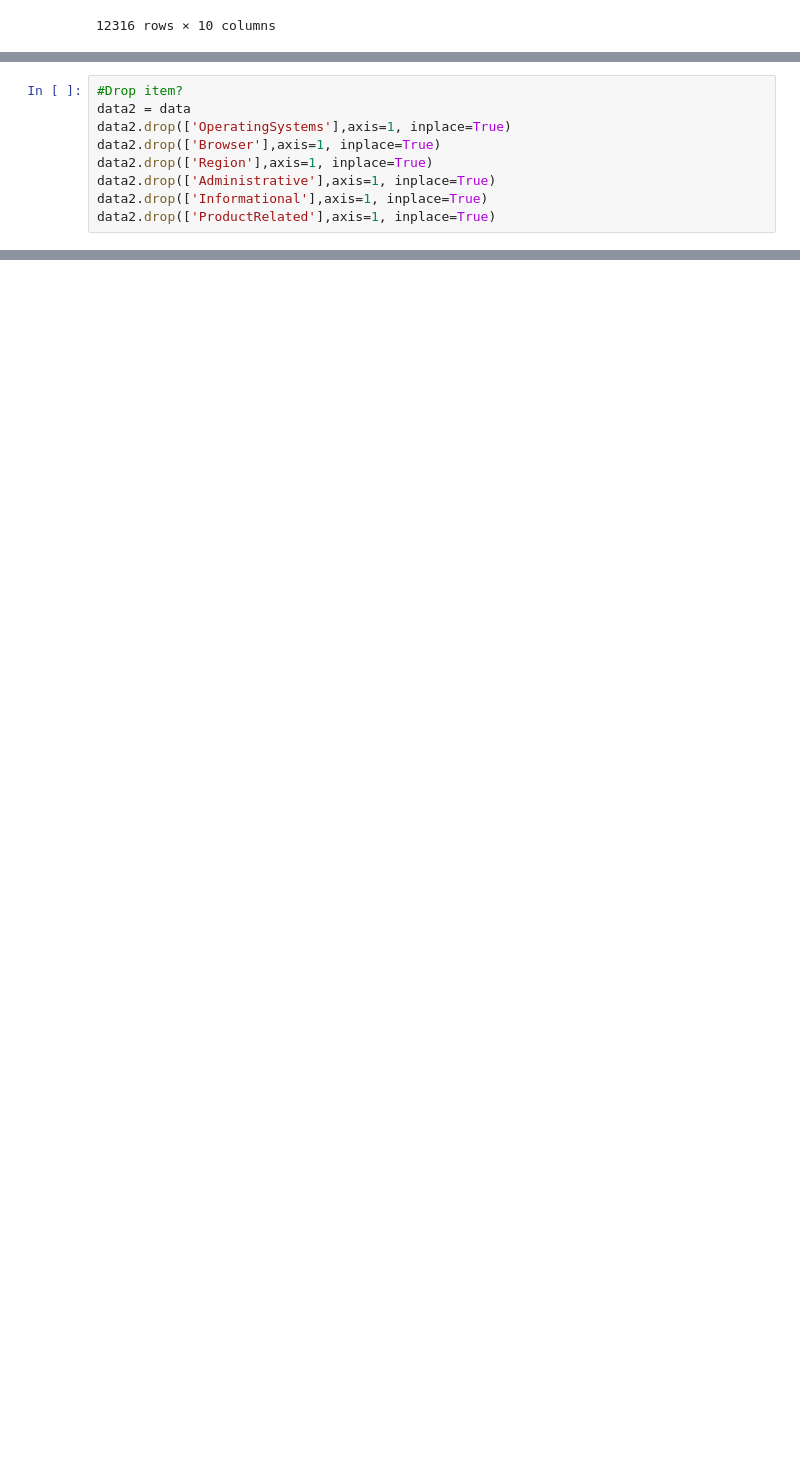
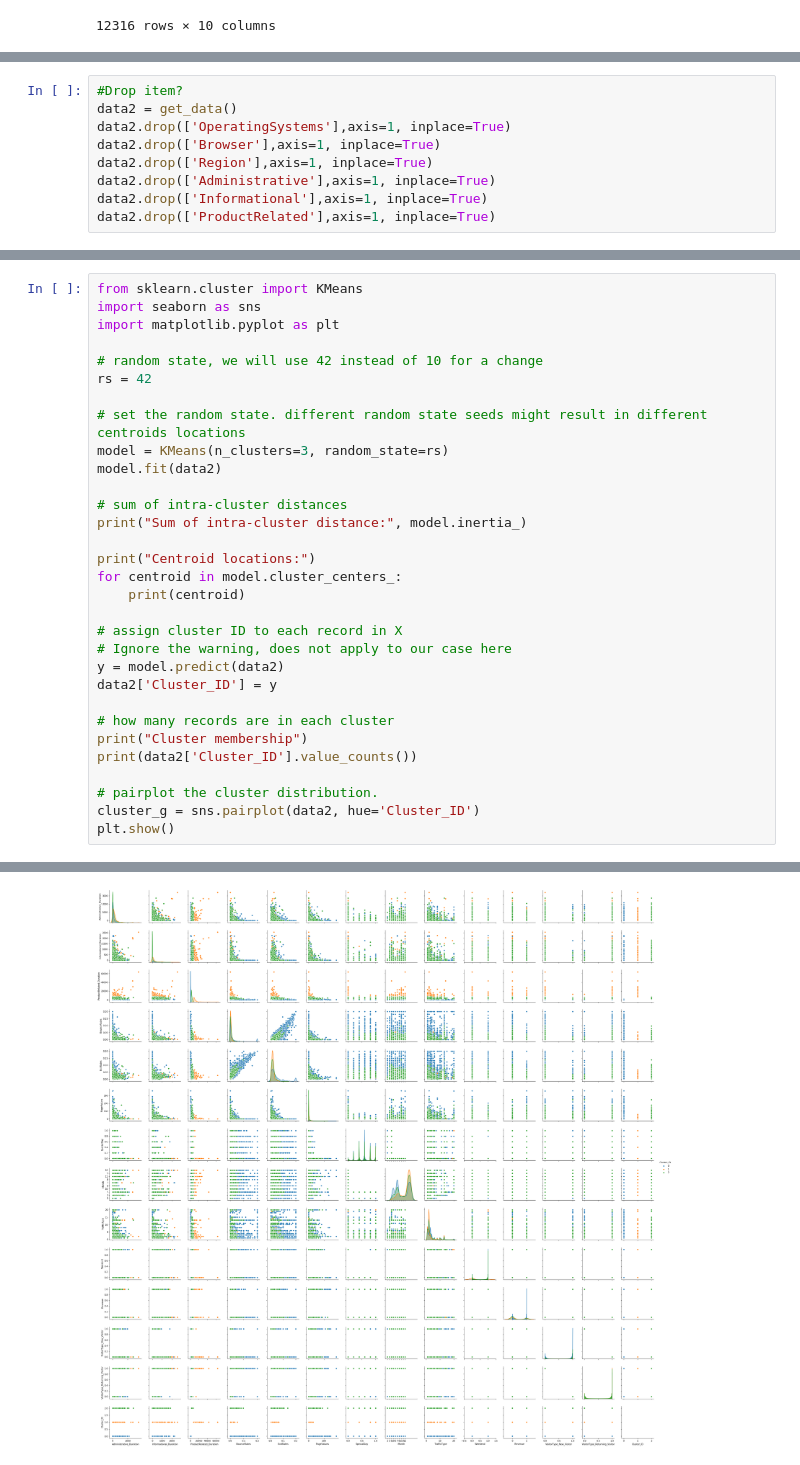
Before and after one commit to kminu/IFN_645, a Jupyter notebook: CaseStudy_2/Clustering.ipynb, the cells around one changed output, grey strips where cells are left out. Drawn from its saved outputs; the diff is of its cells as text; blank space fills up the shorter version.

Commit message:
Clustering_2

```diff
--- a/CaseStudy_2/Clustering.ipynb
+++ b/CaseStudy_2/Clustering.ipynb
@@ -575,6 +578,6 @@ data
 # %%
 #Drop item?
-data2 = data
+data2 = get_data()
 data2.drop(['OperatingSystems'],axis=1, inplace=True)
 data2.drop(['Browser'],axis=1, inplace=True)
 data2.drop(['Region'],axis=1, inplace=True)
@@ -585,0 +587,32 @@ KeyError: "['OperatingSystems'] not found in axis"
+# %%
+from sklearn.cluster import KMeans
+import seaborn as sns
+import matplotlib.pyplot as plt
+
+# random state, we will use 42 instead of 10 for a change
+rs = 42
+
+# set the random state. different random state seeds might result in different centroids locations
+model = KMeans(n_clusters=3, random_state=rs)
+model.fit(data2)
+
+# sum of intra-cluster distances
+print("Sum of intra-cluster distance:", model.inertia_)
+
+print("Centroid locations:")
+for centroid in model.cluster_centers_:
+    print(centroid)
+
+# assign cluster ID to each record in X
+# Ignore the warning, does not apply to our case here
+y = model.predict(data2)
+data2['Cluster_ID'] = y
+
+# how many records are in each cluster
+print("Cluster membership")
+print(data2['Cluster_ID'].value_counts())
+
+# pairplot the cluster distribution.
+cluster_g = sns.pairplot(data2, hue='Cluster_ID')
+plt.show()
+# %% [output]
@@ -585,0 +638 @@ KeyError: "['OperatingSystems'] not found in axis"
+[figure, added]
```
Also changed, not shown: parts of 13 cells of this notebook, 1 other file.
